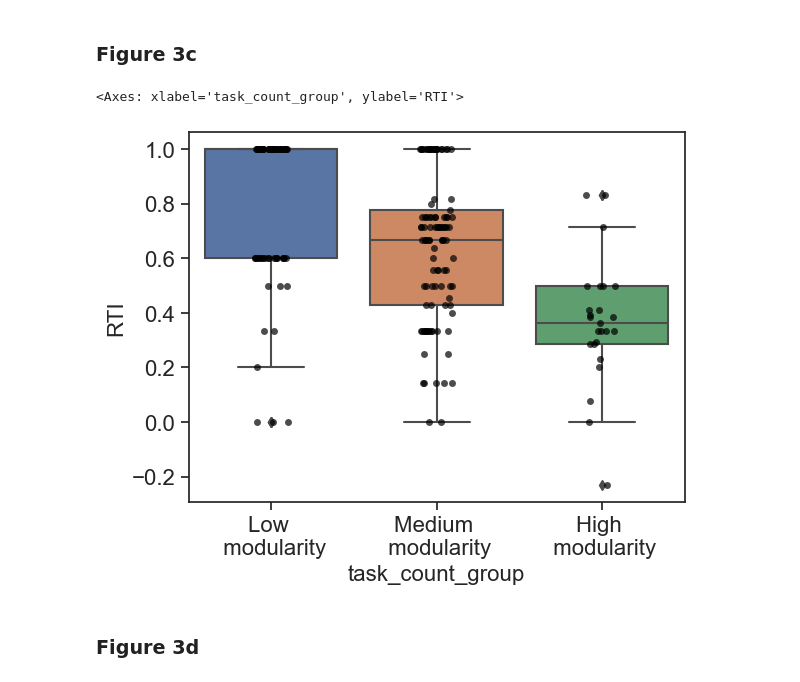
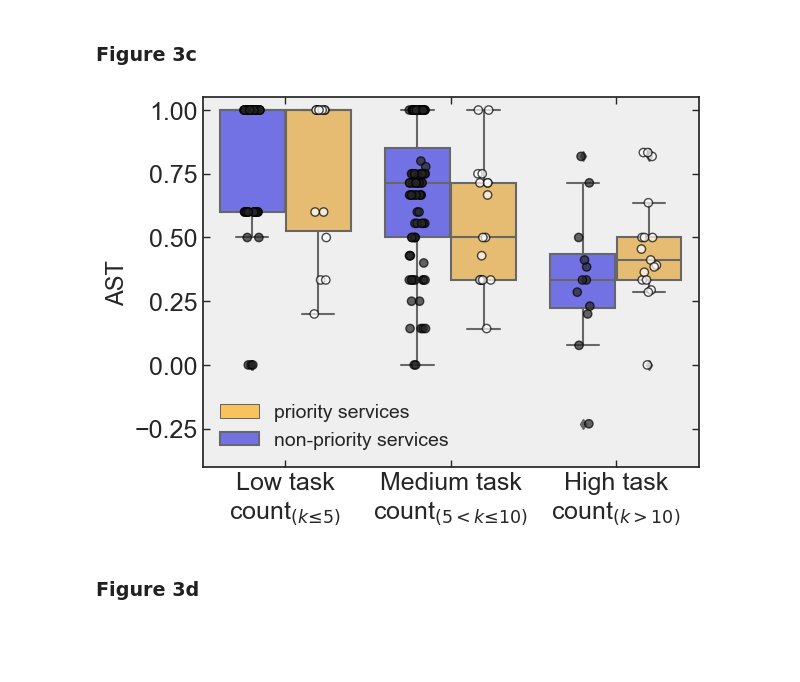
Before and after one commit to ai-for-public-services/structural-insights-into-uk-gov, a Jupyter notebook: notebooks/03-figure-3.ipynb, the cells around one changed output. Saved outputs shown, nothing was run; the diff lists cells and outputs as text; code cells hidden in the pictures; blank space fills up the shorter version.

```diff
--- a/notebooks/03-figure-3.ipynb
+++ b/notebooks/03-figure-3.ipynb
@@ -231,24 +365,64 @@ plot_histogram_ast(save=True)
 # %% [markdown]
 ### Figure 3c
-# %%
-# Load dataframe
-analysis_df = pd.read_pickle('../data/processed/dataframes/analysis-df-w-api-data.pkl')
-
-# Define the bin edges
-bins = [0, 5, 11, 25]
-
-# Define the bin labels
-labels = ['Low \n modularity', 'Medium \n modularity', 'High \n modularity']
-
-# Create a new column 'task_count_group' with the assigned groups
-analysis_df['task_count_group'] = pd.cut(analysis_df['task_count'], bins=bins,
-                                         labels=labels,
-                                         include_lowest=True)
-
-sns.boxplot(data=analysis_df, x='task_count_group', y='RTI', dodge=True)
-sns.stripplot(data=analysis_df, x='task_count_group', y='RTI', dodge=True, alpha=.7, color='black')
-# %% [output]
-<Axes: xlabel='task_count_group', ylabel='RTI'>
-[figure, removed]
+# %%
+def plot_box_plot_ast(save=True):
+    # Load dataframe
+    analysis_df = pd.read_pickle('../data/processed/dataframes/analysis-df-w-api-data.pkl')
+
+    # Define the bin edges
+    bins = [0, 5, 10, 25]
+
+    # Define the bin labels
+    labels = ['\nLow task\ncount$_{(\it{k}≤5)}$', '\nMedium task\ncount$_{(5<\it{k}≤10)}$', '\nHigh task\ncount$_{(\it{k}>10)}$']
+
+    # Create a new column 'task_count_group' with the assigned groups
+    analysis_df['task_count_group'] = pd.cut(analysis_df['task_count'], bins=bins,
+                                             labels=labels,
+                                             include_lowest=True)
+
+    # Create a boxplot
+    sns.boxplot(data=analysis_df, x='task_count_group', y='RTI', dodge=True, hue='priority', palette={False: '#5f5ff8', True: '#f8c25f'})
+
+    # Create a stripplot without legend
+    stripplot = sns.stripplot(data=analysis_df, x='task_count_group', y='RTI', dodge=True, alpha=.7, color='white',
+                              edgecolor='black', linewidth=1, size=6, hue='priority', legend=False)
+
+    plt.xlabel('')
+    plt.ylabel('AST')
+    plt.ylim(-.4, 1.05)
+
+    # Set the face color
+    plt.gca().set_facecolor('#efefef')
+
+    # Add inward-facing major and minor tick marks to all axes
+    plt.tick_params(
+        axis='both',
+        which='both',
+        direction='in',
+        top=True,
+        right=True,
+        bottom=True,
+        left=True,
+        labelsize=18,
+        width=1,
+        length=5
+    )
+
+    # Move the legend above the plot and set ncol to 1
+    legend = plt.legend(['priority services', 'non-priority services'], title='', fontsize=14, frameon=False, ncol=1)
+
+    # Set the color of 'priority services' legend item
+    legend.legendHandles[0]._sizes = [100]  # Adjust the size of the marker
+    legend.legendHandles[0].set_facecolor('#f8c25f')  # Set the face color
+
+    # Save figure
+    if save:
+        plt.savefig(Path("../reports/figures/fig3c.png"), dpi=1200, bbox_inches='tight')
+    else:
+        plt.show()
+
+plot_box_plot_ast(save=True)
+# %% [output]
+[figure, added]
 # %% [markdown]
 ### Figure 3d
```
Also changed, not shown: parts of 11 cells of this notebook, 8 other files.
